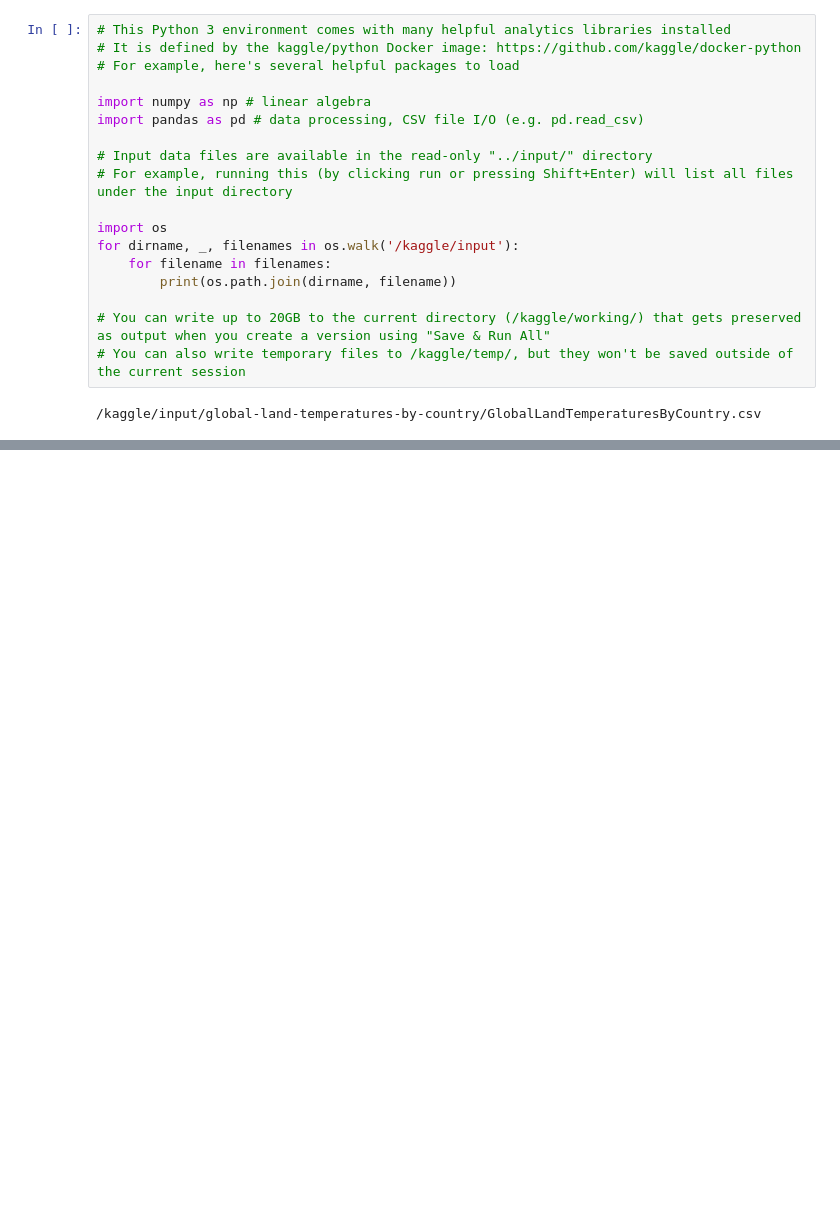
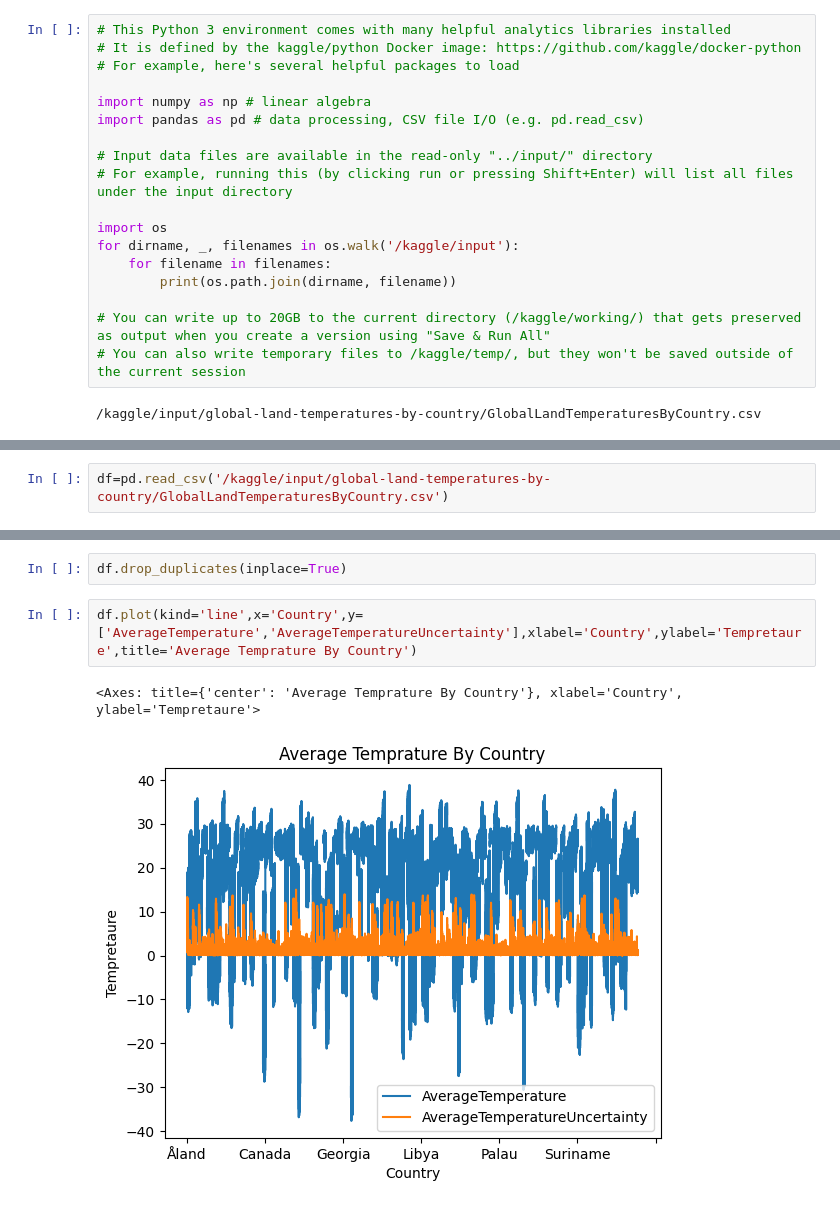
Before and after one commit to mamar/Land_Temperatures_By_Country, a Jupyter notebook: global-temperatures-by-country.ipynb, the cells around one changed output, grey strips where cells are left out. Cells and saved outputs as stored; diff of their text form; blank space fills up the shorter version.

Commit message:
Kaggle Notebook | Global Temperatures By Country | Version 3

```diff
--- a/global-temperatures-by-country.ipynb
+++ b/global-temperatures-by-country.ipynb
@@ -20,0 +23,2 @@ for dirname, _, filenames in os.walk('/kaggle/input'):
+# %%
+df=pd.read_csv('/kaggle/input/global-land-temperatures-by-country/GlobalLandTemperaturesByCountry.csv')
@@ -20,0 +34,7 @@ for dirname, _, filenames in os.walk('/kaggle/input'):
+# %%
+df.drop_duplicates(inplace=True)
+# %%
+df.plot(kind='line',x='Country',y=['AverageTemperature','AverageTemperatureUncertainty'],xlabel='Country',ylabel='Tempretaure',title='Average Temprature By Country')
+# %% [output]
+<Axes: title={'center': 'Average Temprature By Country'}, xlabel='Country', ylabel='Tempretaure'>
+[figure, added]
```
Also changed, not shown: parts of 8 cells of this notebook.
